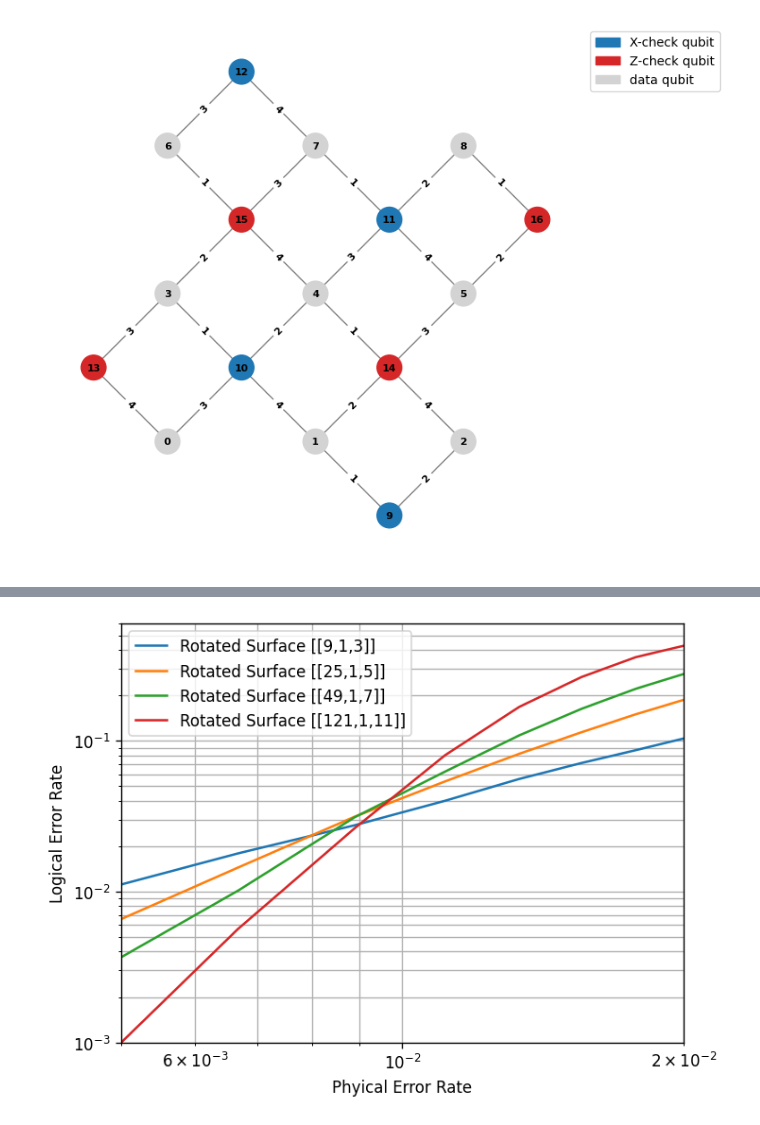
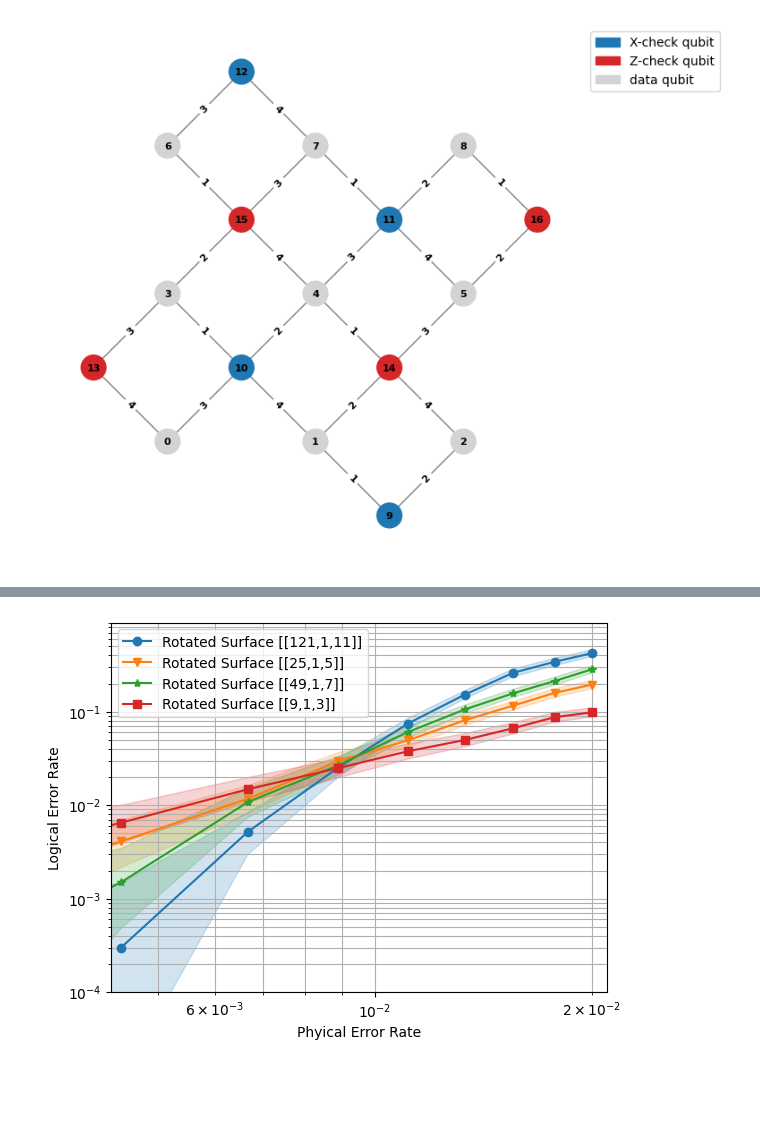
Before and after one commit to adelshb/graphqec, a Jupyter notebook: notebooks/rotated_surface_code.ipynb, the cells around one changed output, grey strips where cells are left out. Drawn from its saved outputs; the diff is of its cells as text; code cells hidden in the pictures; blank space fills up the shorter version.

```diff
--- a/notebooks/rotated_surface_code.ipynb
+++ b/notebooks/rotated_surface_code.ipynb
@@ -37,17 +37,22 @@ q16: -R-DEPOLARIZE1(0.01)-------------------------------------------------------
 # %%
 th = ThresholdLAB(
     configurations = [{"distance": d} for d in [3, 5, 7, 11]],
-    code =RotatedSurfaceCode,
-    error_rates = np.linspace(0, 0.02, 10)
+    code = RotatedSurfaceCode,
+    error_rates = np.linspace(0, 0.02, 10),
+    decoder='pymatching'
 )
 
-th.collect_stats(num_shots=10**5)
+th.collect_stats(
+    num_workers = 8,
+    max_shots = 10**4,
+    max_errors= 1000
+)
+
+th.plot_stats(
+    x_min = 4.3e-3,
+    x_max = 2.1e-2,
+    y_min = 1e-4,
+    y_max = 9e-1
+)
+# %% [output]
+[figure, added]
-# %%
-th.plot_stats(
-    x_min = 5e-3,
-    x_max = 2e-2,
-    y_min = 1e-3,
-    y_max = 6e-1
-)
-# %% [output]
-[figure, removed]
```
Also changed, not shown: 4 other files.
